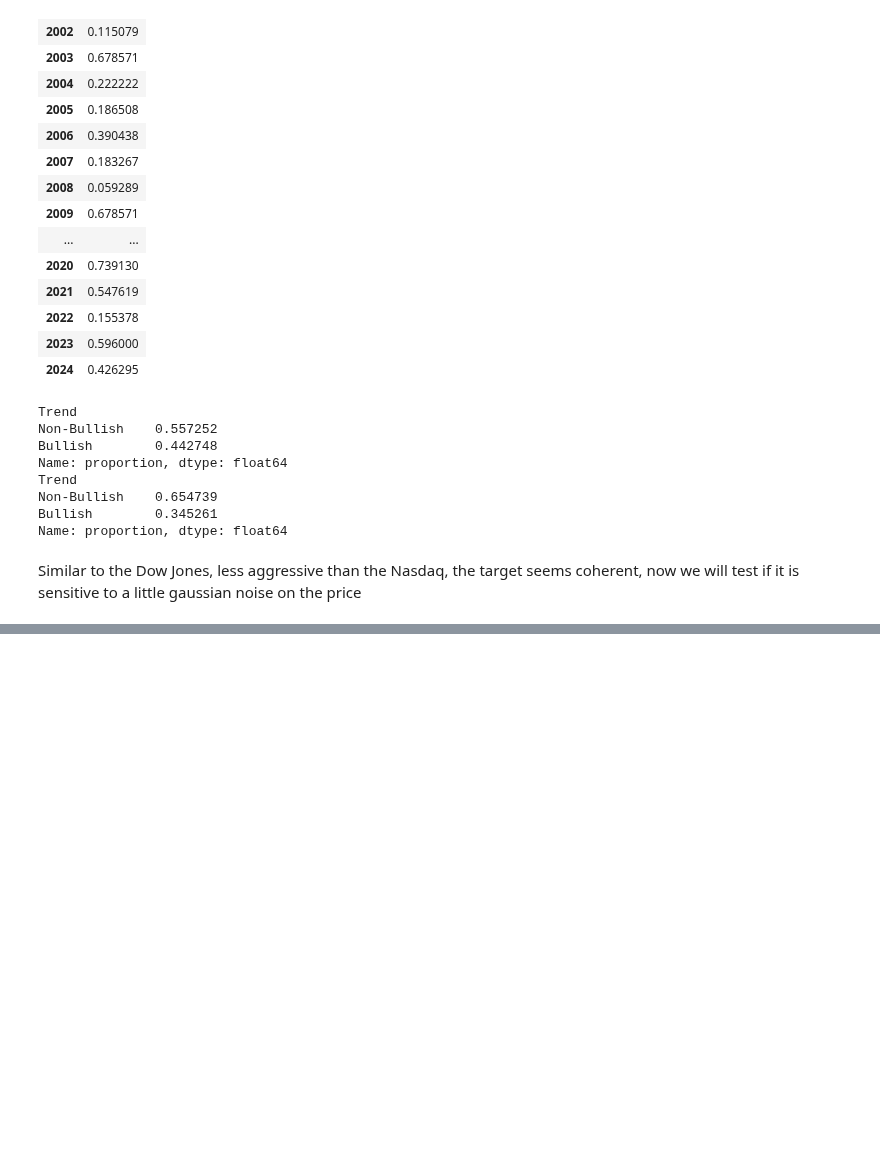
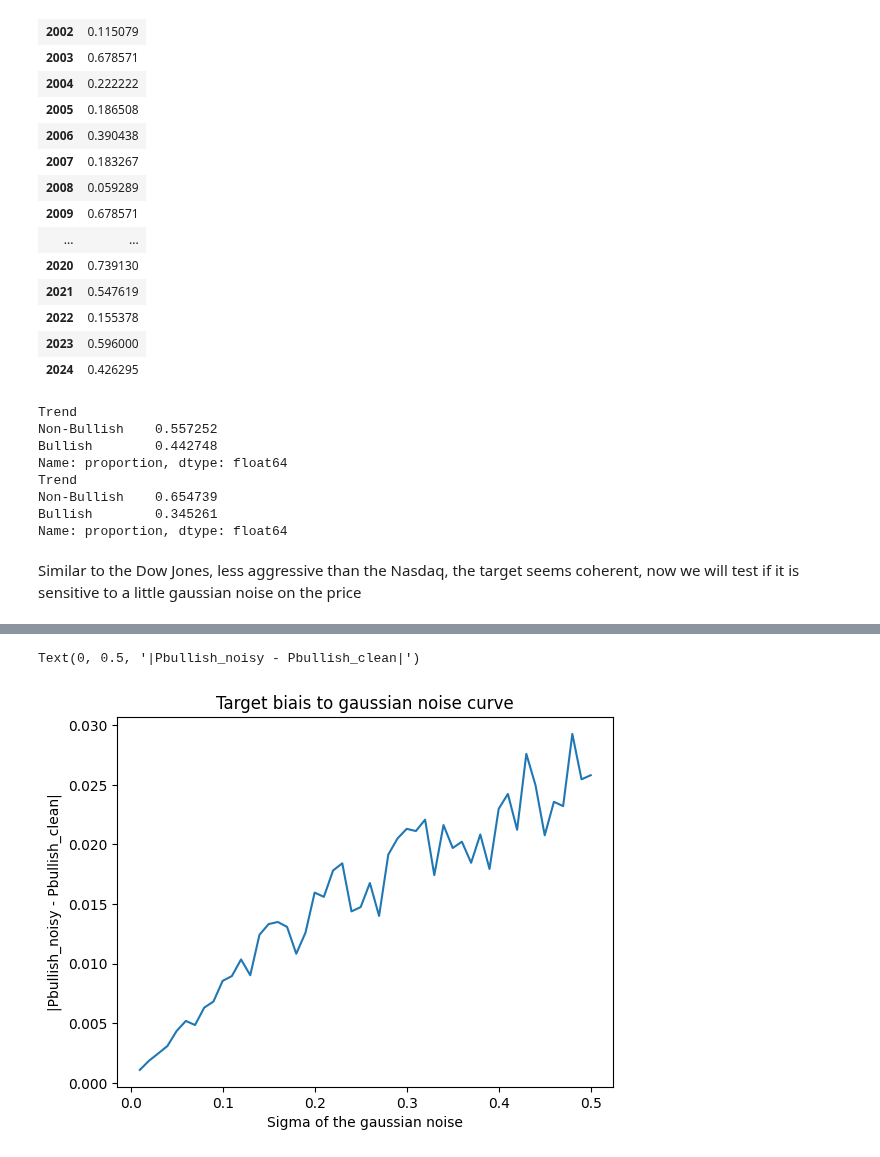
Before and after one commit to Bissapinho/Trend-classifier, a Jupyter notebook: notebooks/target_testing.ipynb, the cells around one changed output, grey strips where cells are left out. Drawn from its saved outputs; the diff is of its cells as text; code cells hidden in the pictures; blank space fills up the shorter version.

```diff
--- a/notebooks/target_testing.ipynb
+++ b/notebooks/target_testing.ipynb
@@ -125,0 +140,25 @@ axes[0]
+# %%
+#Test of the gaussian noise on logreturns with sigmas from 0.01 to 0.5
+#50 runs per sigma and compute the mean to normalize the results
+
+sigmas = np.linspace(0.01, 0.5, 50)
+p_bullish_clean = df1['Trend'].value_counts(normalize=True)['Bullish']
+distances_noise_clean = []
+
+n_runs = 50
+
+for s in sigmas:
+    vals = []
+    for _ in range(n_runs):
+        gaussian_df = add_gaussian(df1, sigma=s)
+        p_noisy = gaussian_df['Trend'].value_counts(normalize=True)['Bullish']
+        vals.append(abs(p_noisy - p_bullish_clean))
+    distances_noise_clean.append(np.mean(vals))
+
+plt.plot(sigmas, distances_noise_clean)
+plt.title('Target biais to gaussian noise curve')
+plt.xlabel('Sigma of the gaussian noise')
+plt.ylabel('|Pbullish_noisy - Pbullish_clean|')
+# %% [output]
+Text(0, 0.5, '|Pbullish_noisy - Pbullish_clean|')
+[figure, added]
```
Also changed, not shown: parts of 2 cells of this notebook.
